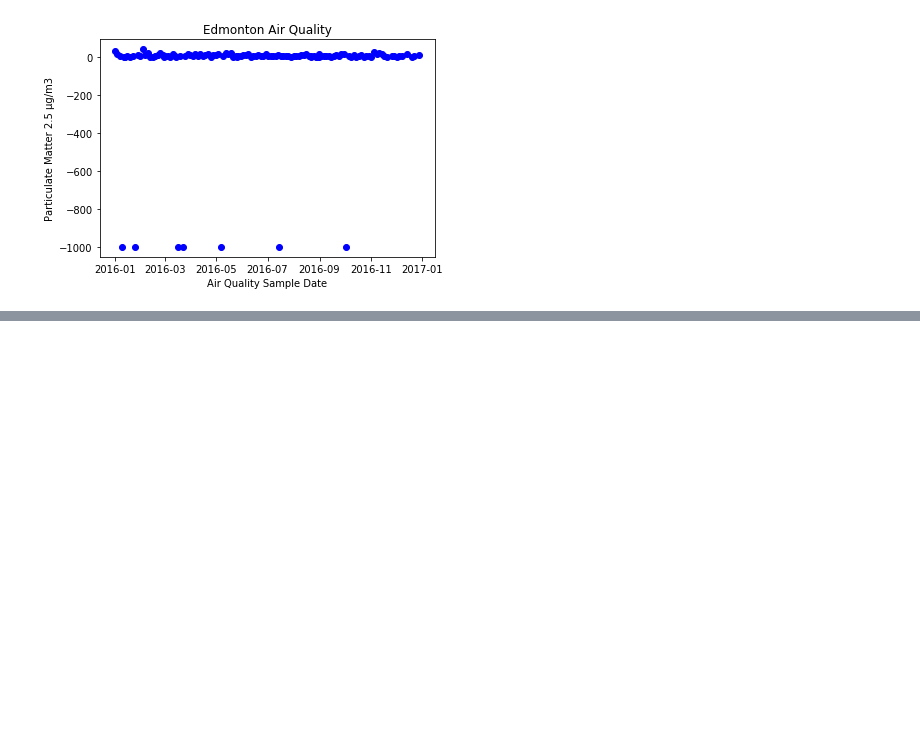
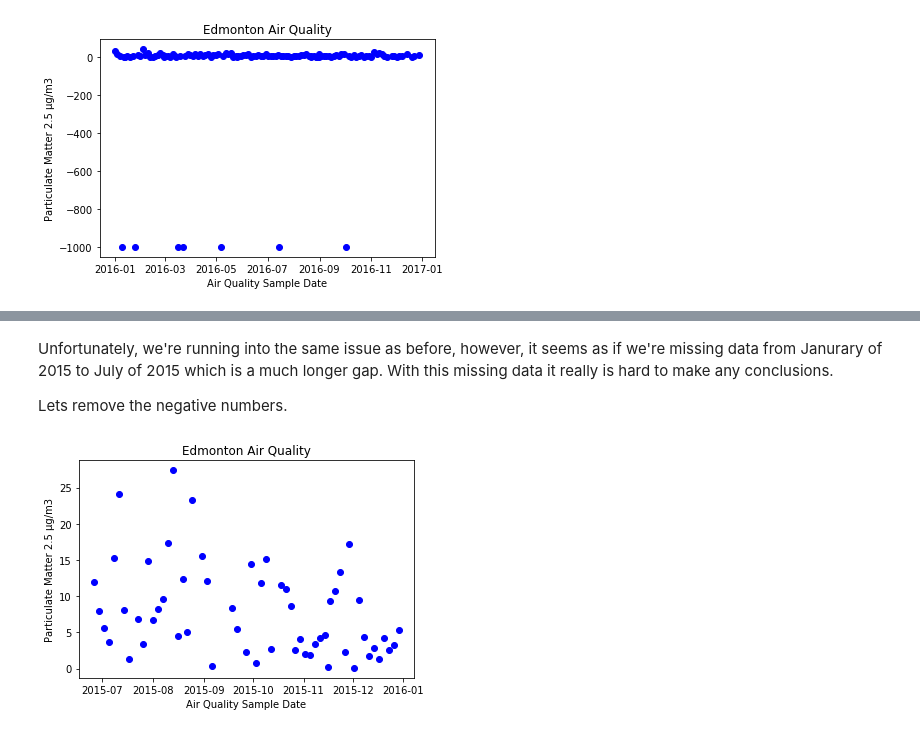
Before and after one commit to jeffchang5/AlbertaFireAnalysis, a Jupyter notebook: FortMcMurrayWildfireAnalysis.ipynb, the cells around one changed output, grey strips where cells are left out. Cells and saved outputs as stored; diff of their text form; code cells hidden in the pictures; blank space fills up the shorter version.

```diff
--- a/FortMcMurrayWildfireAnalysis.ipynb
+++ b/FortMcMurrayWildfireAnalysis.ipynb
@@ -46,0 +75,10 @@ plt.show()
+# %% [markdown]
+Unfortunately, we're running into the same issue as before, however, it seems as if we're missing data from Janurary of 2015 to July of 2015 which is a much longer gap. With this missing data it really is hard to make any conclusions.
+
+Lets remove the negative numbers.
+# %%
+edmonton_air_quality_2015 = edmonton_air_quality_2015[edmonton_air_quality_2015['PM2.5-10'] >= 0]
+
+plotAirQuality([edmonton_air_quality_2015])
+# %% [output]
+[figure, added]
```
Also changed, not shown: parts of 16 cells of this notebook, 2 other files.
